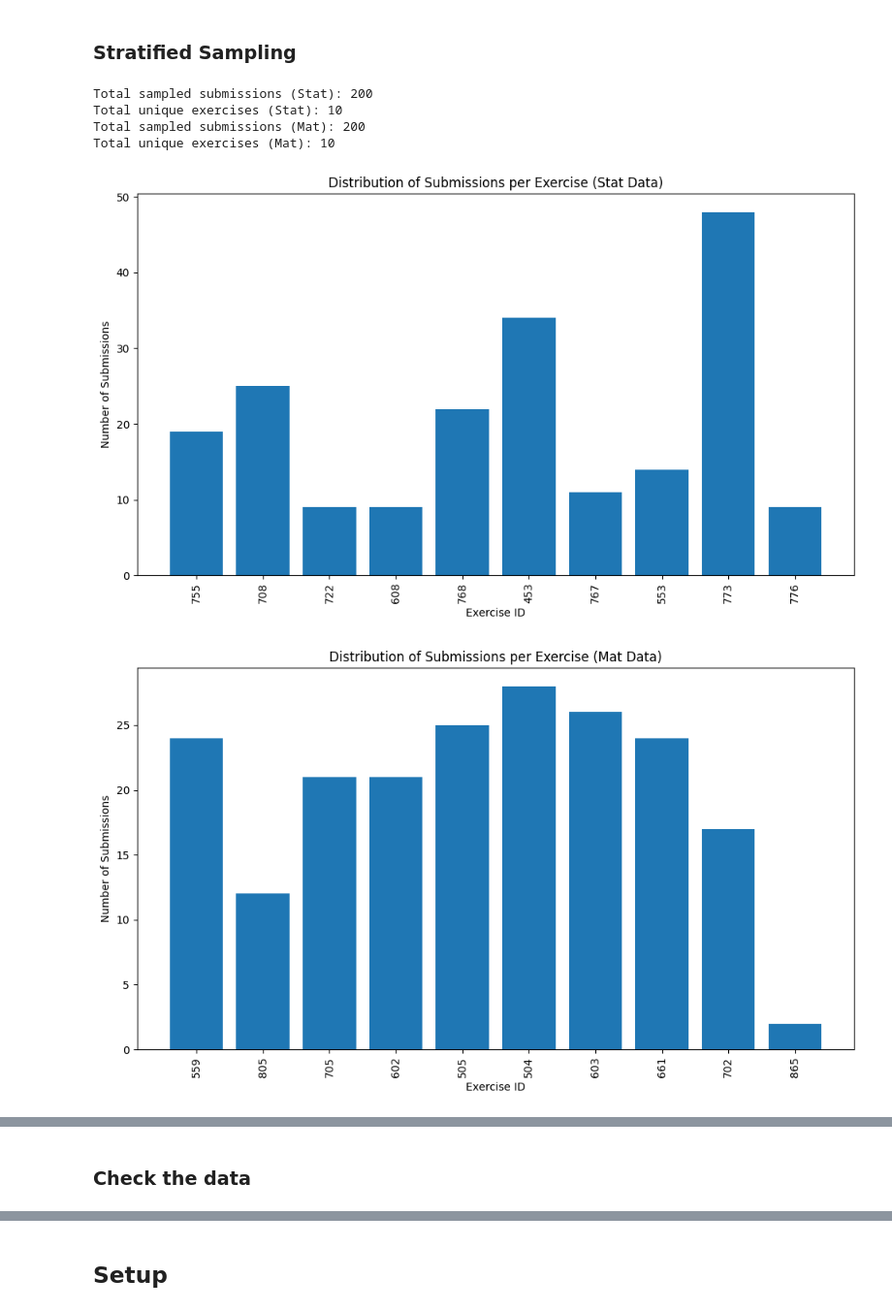
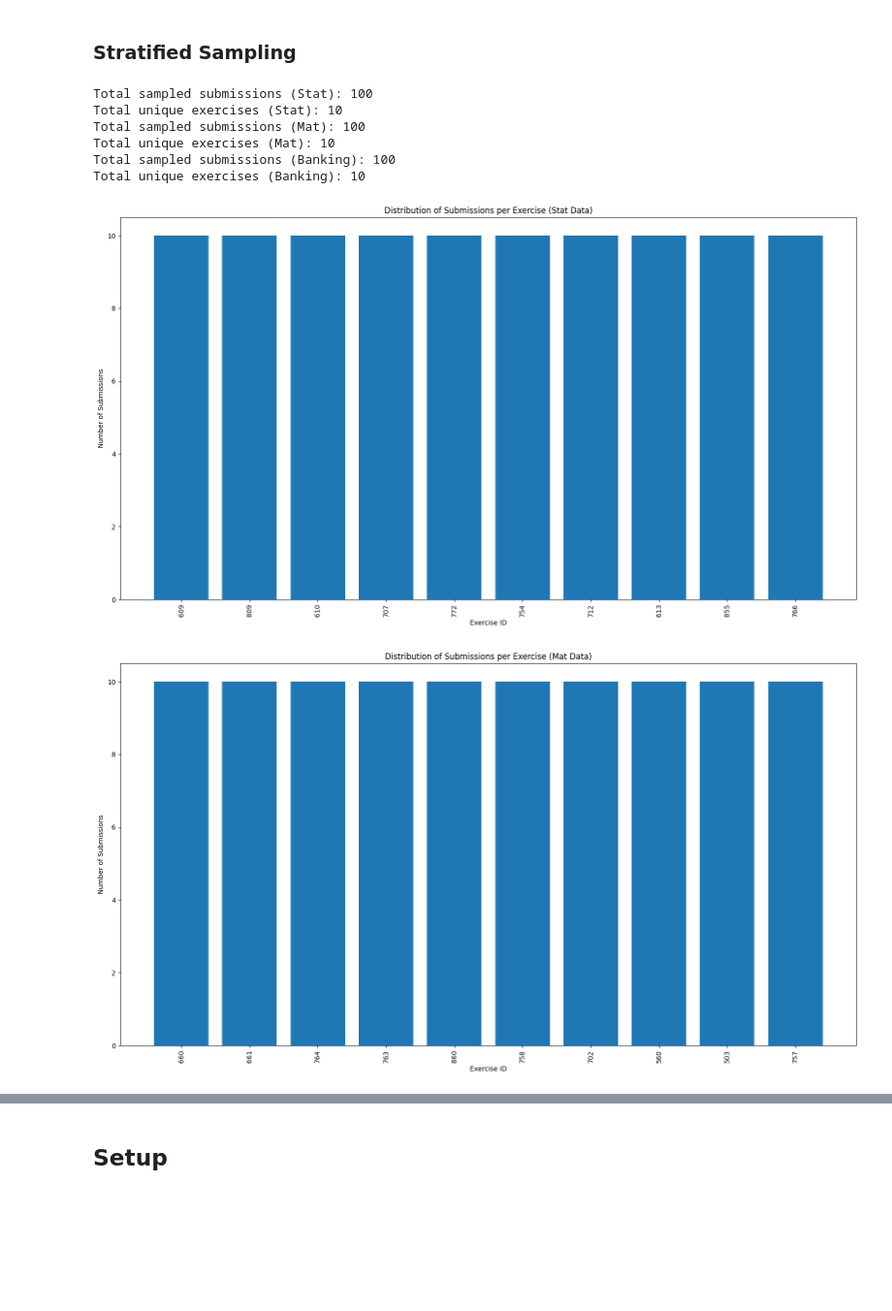
Before and after one commit to rnichi1/graded-by-ai-analytics, a Jupyter notebook: experiment.ipynb, the cells around one changed output, grey strips where cells are left out. Shown at 97% size. Drawn from its saved outputs; the diff is of its cells as text; code cells hidden in the pictures; blank space fills up the shorter version.

Commit message:
Integrated Banking into main experiment file + updated statistics

```diff
--- a/experiment.ipynb
+++ b/experiment.ipynb
@@ -6,14 +6,24 @@ We are evaluating the gpt integration by simulating student responses from previ
 # %%
 import pandas as pd
 # %%
+# Load and clean tasks_df
 tasks_df = pd.read_csv('data/tasks_df.csv')
+
+# Remove rows with `_de` in the `instruction_file_name` to avoid duplicates
+tasks_df = tasks_df[~tasks_df['instruction_file_name'].str.contains('_de', na=False)]
+
+# Load other datasets
 submissions_df = pd.read_csv('data/submissions_df.csv')
 users_df = pd.read_csv('data/users_df.csv')
 
-print("---Tasks---")
+# Print summaries
+print("---Cleaned Tasks---")
 print(tasks_df.head())
+print(f"Total tasks after removing _de: {len(tasks_df)}")
+
 print("---Submissions---")
 print(submissions_df.head())
+
 print("---Users---")
 print(users_df.head())
 # %% [output]
@@ -38,14 +211,18 @@ print(users_df.head())
 ### Stratified Sampling
 # %%
 import matplotlib.pyplot as plt
-import pandas as pd
 from helpers.stratified_sample import stratified_random_sample
 
 # Combine submissions and tasks into one dataset
 combined_data = submissions_df.merge(tasks_df, left_on="task_id", right_on="id")
 
+combined_data.rename(columns={"max_points": "maxPoints"}, inplace=True)
+
+# Rename columns for consistency with other datasets
+banking_df.rename(columns={"id": "id_x"}, inplace=True)
+# Combine with existing data
+combined_data = pd.concat([combined_data, banking_df], ignore_index=True)
 # Rename columns for consistent field names
-combined_data.rename(columns={"max_points": "maxPoints"}, inplace=True)
 
 # Convert to a list of dictionaries for stratified sampling
 combined_data_dict = combined_data.to_dict(orient="records")
@@ -53,14 +230,15 @@ combined_data_dict = combined_data.to_dict(orient="records")
 # Apply stratified sampling
 sampled_data_by_course = stratified_random_sample(
     combined_data_dict,
-    sample_size=400,  # Adjust as needed
-    num_groups=6,
-    exercise_sample_size=10  # Ensure diversity in exercises
+    num_groups=6,  # 6 Groups of maxPoints to diversify difficulty
+    exercise_sample_size=10,  # Ensure diversity in exercises
+    submissions_per_exercise=10  # Uniform submissions per exercise
 )
 
-# Separate sampled data into stat and mat
-evaluation_data_stat_stratified = sampled_data_by_course.get("fs24-sta120", [])
-evaluation_data_mat_stratified = sampled_data_by_course.get("fs24-mat183", [])
+# Separate sampled data into stat, mat, and banking
+evaluation_data_stat_rand = sampled_data_by_course.get("fs24-sta120", [])
+evaluation_data_mat_rand = sampled_data_by_course.get("fs24-mat183", [])
+evaluation_data_banking_rand = sampled_data_by_course.get("fs24-banking", [])
 
 # Check stratified sampling results
 def count_submissions_by_exercise(data):
@@ -71,53 +249,53 @@ def count_submissions_by_exercise(data):
     return counts
 
 # Count submissions per exercise for each course
-counts_stat = count_submissions_by_exercise(evaluation_data_stat_stratified)
-counts_mat = count_submissions_by_exercise(evaluation_data_mat_stratified)
+counts_stat = count_submissions_by_exercise(evaluation_data_stat_rand)
+counts_mat = count_submissions_by_exercise(evaluation_data_mat_rand)
+counts_banking = count_submissions_by_exercise(evaluation_data_banking_rand)
 
 # Count unique exercises
 unique_exercises_stat = len(counts_stat)
 unique_exercises_mat = len(counts_mat)
+unique_exercises_banking = len(counts_banking)
 
-print(f"Total sampled submissions (Stat): {len(evaluation_data_stat_stratified)}")
+# Print results
+print(f"Total sampled submissions (Stat): {len(evaluation_data_stat_rand)}")
 print(f"Total unique exercises (Stat): {unique_exercises_stat}")
-print(f"Total sampled submissions (Mat): {len(evaluation_data_mat_stratified)}")
+print(f"Total sampled submissions (Mat): {len(evaluation_data_mat_rand)}")
 print(f"Total unique exercises (Mat): {unique_exercises_mat}")
+print(f"Total sampled submissions (Banking): {len(evaluation_data_banking_rand)}")
+print(f"Total unique exercises (Banking): {unique_exercises_banking}")
 
 # Convert counts to DataFrames for visualization
 counts_stat_df = pd.DataFrame(list(counts_stat.items()), columns=["Exercise", "Submissions"])
 counts_mat_df = pd.DataFrame(list(counts_mat.items()), columns=["Exercise", "Submissions"])
+counts_banking_df = pd.DataFrame(list(counts_banking.items()), columns=["Exercise", "Submissions"])
 
 # Plot the distribution of submissions per exercise for each course
 def plot_submissions_distribution(df, title):
-    plt.figure(figsize=(10, 6))
+    plt.figure(figsize=(16, 9))
     plt.bar(df["Exercise"].astype(str), df["Submissions"])
     plt.xlabel("Exercise ID")
     plt.ylabel("Number of Submissions")
     plt.title(title)
     plt.xticks(rotation=90)
     plt.tight_layout()
     plt.show()
 
 plot_submissions_distribution(counts_stat_df, "Distribution of Submissions per Exercise (Stat Data)")
 plot_submissions_distribution(counts_mat_df, "Distribution of Submissions per Exercise (Mat Data)")
-
-# Summary statistics for submissions per exercise
-summary_stats_stat = counts_stat_df["Submissions"].describe()
-summary_stats_mat = counts_mat_df["Submissions"].describe()
-
-print("\nSummary statistics for submissions per exercise (Stat):")
-print(summary_stats_stat)
-
-print("\nSummary statistics for submissions per exercise (Mat):")
-print(summary_stats_mat)
+plot_submissions_distribution(counts_banking_df, "Distribution of Submissions per Exercise (Banking Data)")
 
 # Final integrity checks
-print(f"Unique exercises in Stat set: {len(set(d['task_id'] for d in evaluation_data_stat_stratified))}")
-print(f"Unique exercises in Mat set: {len(set(d['task_id'] for d in evaluation_data_mat_stratified))}")
+print(f"Unique exercises in Stat set: {len(set(d['task_id'] for d in evaluation_data_stat_rand))}")
+print(f"Unique exercises in Mat set: {len(set(d['task_id'] for d in evaluation_data_mat_rand))}")
+print(f"Unique exercises in Banking set: {len(set(d['task_id'] for d in evaluation_data_banking_rand))}")
 # %% [output]
-Total sampled submissions (Stat): 200
+Total sampled submissions (Stat): 100
 Total unique exercises (Stat): 10
-Total sampled submissions (Mat): 200
+Total sampled submissions (Mat): 100
 Total unique exercises (Mat): 10
+Total sampled submissions (Banking): 100
+Total unique exercises (Banking): 10
-[figure, old version]
+[figure, new version]
-[figure, old version]
+[figure, new version]
@@ -141,2 +305,0 @@ Unique exercises in Mat set: 10
-# %% [markdown]
-### Check the data
```
Also changed, not shown: parts of 60 cells of this notebook, 7 other files.
